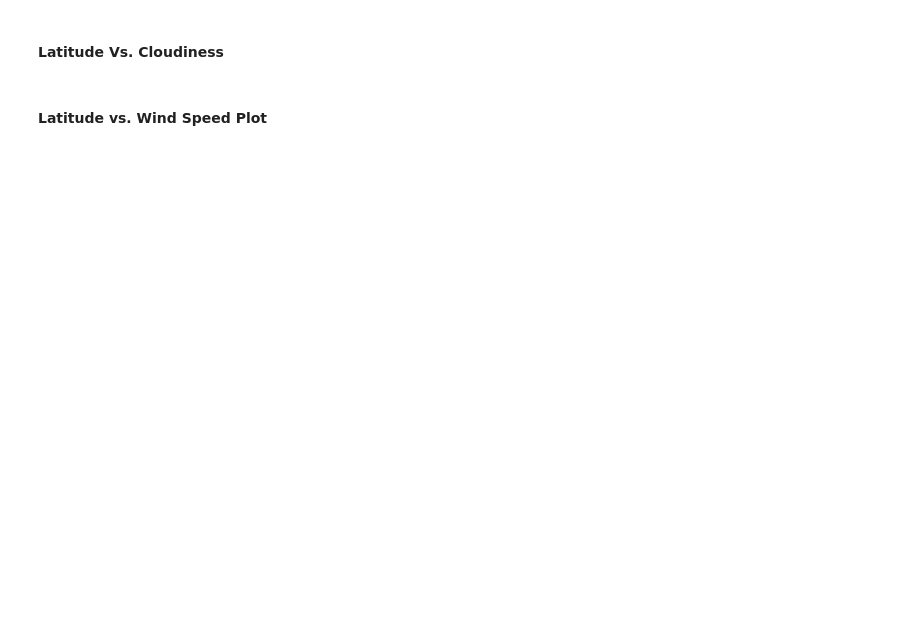
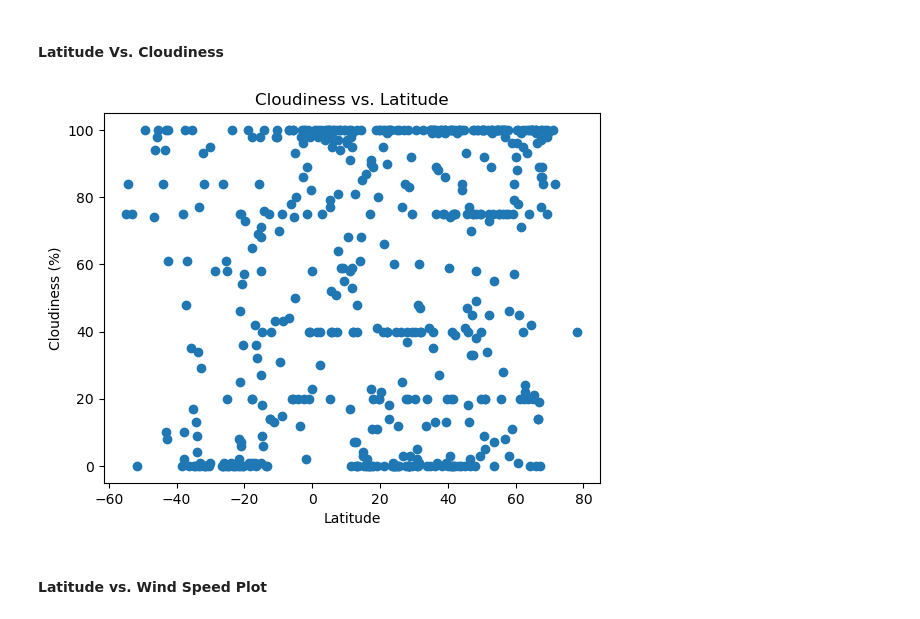
Before and after one commit to rooprg/python_api_challenge_weatherpy_vacationpy, a Jupyter notebook: WeatherPy/WeatherPy.ipynb, the cells around one changed output. Cells and saved outputs as stored; diff of their text form; code cells hidden in the pictures; blank space fills up the shorter version.

```diff
--- a/WeatherPy/WeatherPy.ipynb
+++ b/WeatherPy/WeatherPy.ipynb
@@ -213,16 +230,22 @@ plt.show()
 #### Latitude Vs. Cloudiness
 # %%
 # Build the scatter plots for latitude vs. cloudiness
-# YOUR CODE HERE
+cloudiness = city_data_df["Cloudiness"]
+
+plt.scatter(lat, cloudiness)
 
 # Incorporate the other graph properties
-# YOUR CODE HERE
+plt.xlabel("Latitude")
+plt.ylabel("Cloudiness (%)")
+plt.title("Cloudiness vs. Latitude")
 
 # Save the figure
-plt.savefig("output_data/Fig3.png")
+plt.savefig("../output_data/Fig3.png")
 
 # Show plot
 plt.show()
+# %% [output]
+[figure, added]
 # %% [markdown]
 #### Latitude vs. Wind Speed Plot
 # %%
```
Also changed, not shown: parts of 9 cells of this notebook, 5 other files.
